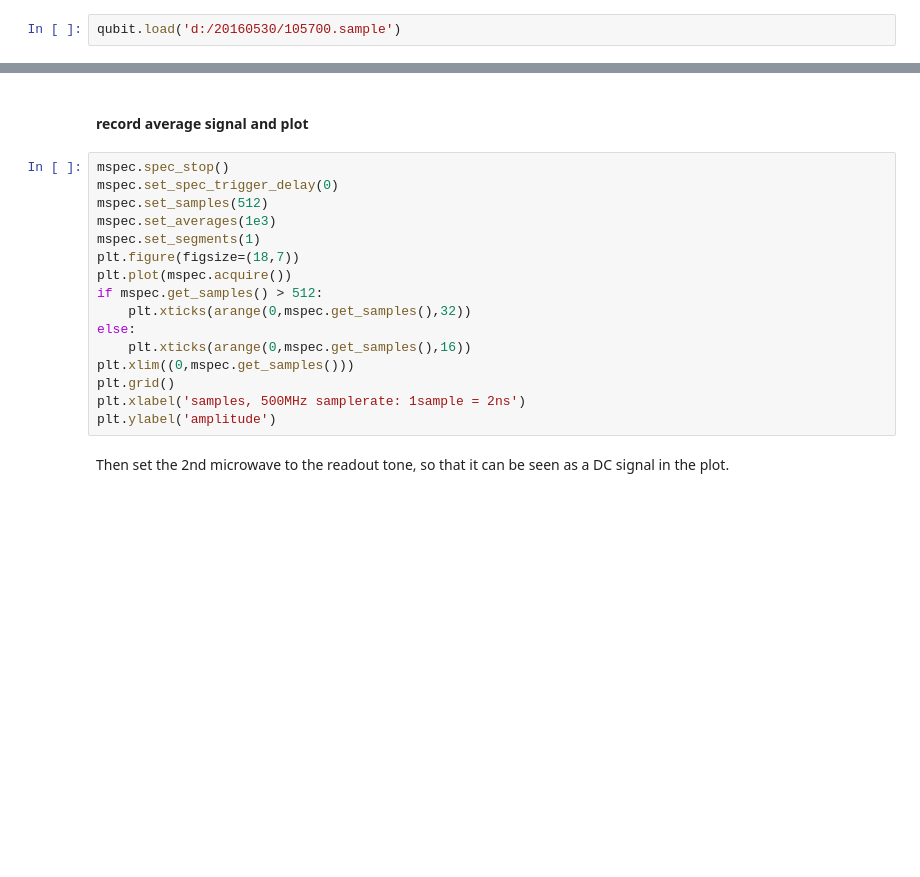
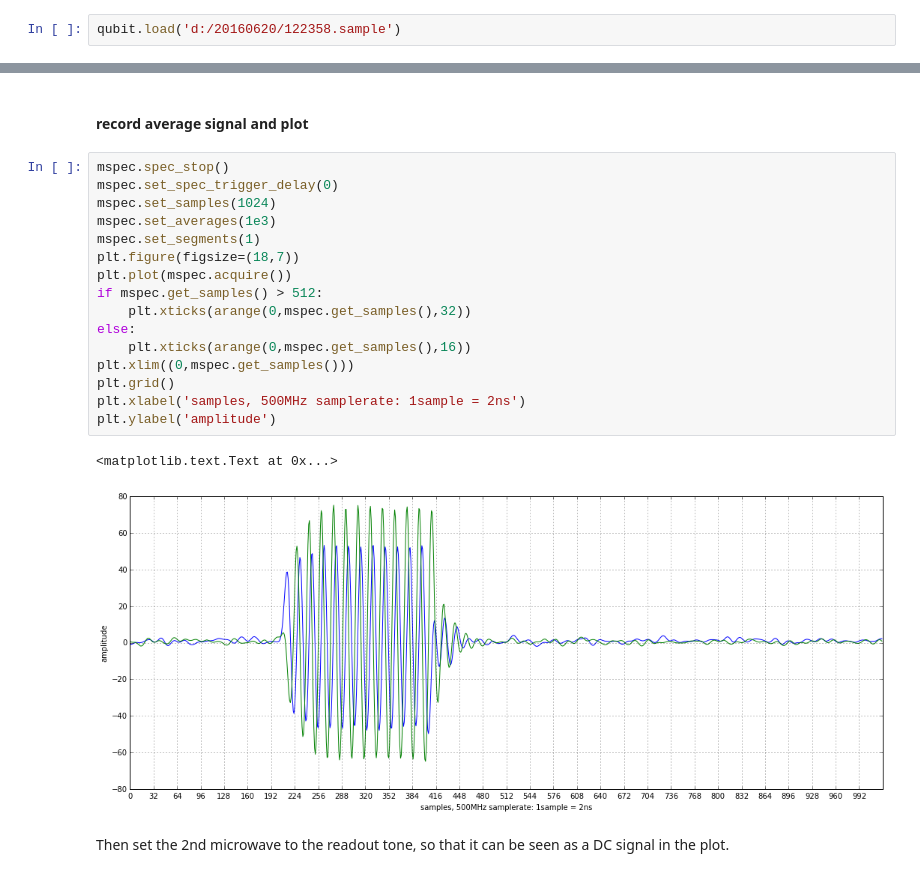
Before and after one commit to qkitgroup/qkit, a Jupyter notebook: qkit/measure/timedomain/000_init_TD1.ipynb, the cells around one changed output, grey strips where cells are left out. Cells and saved outputs as stored; diff of their text form; blank space fills up the shorter version.

```diff
--- a/qkit/measure/timedomain/000_init_TD1.ipynb
+++ b/qkit/measure/timedomain/000_init_TD1.ipynb
@@ -20,7 +17,7 @@ Set the overall parameters for your measurement
 # %%
 qubit = sc.Sample()
 # %%
-qubit.load('d:/20160530/105700.sample')
+qubit.load('d:/20160620/122358.sample')
 # %%
 qubit.set_exc_T(11e-6)
 qubit.T_rep = 70e-6
@@ -138,19 +186,22 @@ else:
 # %%
 mspec.spec_stop()
 mspec.set_spec_trigger_delay(0)
-mspec.set_samples(512)
+mspec.set_samples(1024)
 mspec.set_averages(1e3)
 mspec.set_segments(1)
 plt.figure(figsize=(18,7))
 plt.plot(mspec.acquire())
 if mspec.get_samples() > 512:
     plt.xticks(arange(0,mspec.get_samples(),32))
 else:
     plt.xticks(arange(0,mspec.get_samples(),16))
 plt.xlim((0,mspec.get_samples()))
 plt.grid()
 plt.xlabel('samples, 500MHz samplerate: 1sample = 2ns')
 plt.ylabel('amplitude')
+# %% [output]
+<matplotlib.text.Text at 0x...>
+[figure, added]
 # %% [markdown]
 Then set the 2nd microwave to the readout tone, so that it can be seen as a DC signal in the plot.<br>
 # %%
```
Also changed, not shown: parts of 33 cells of this notebook.
